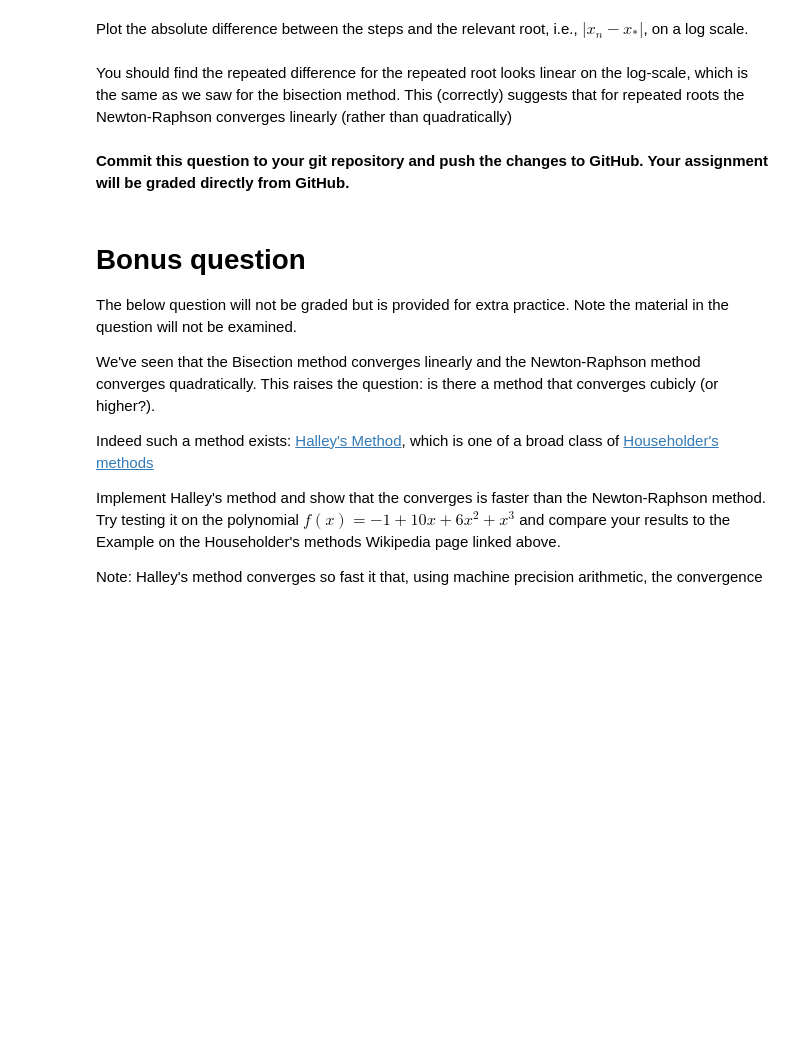
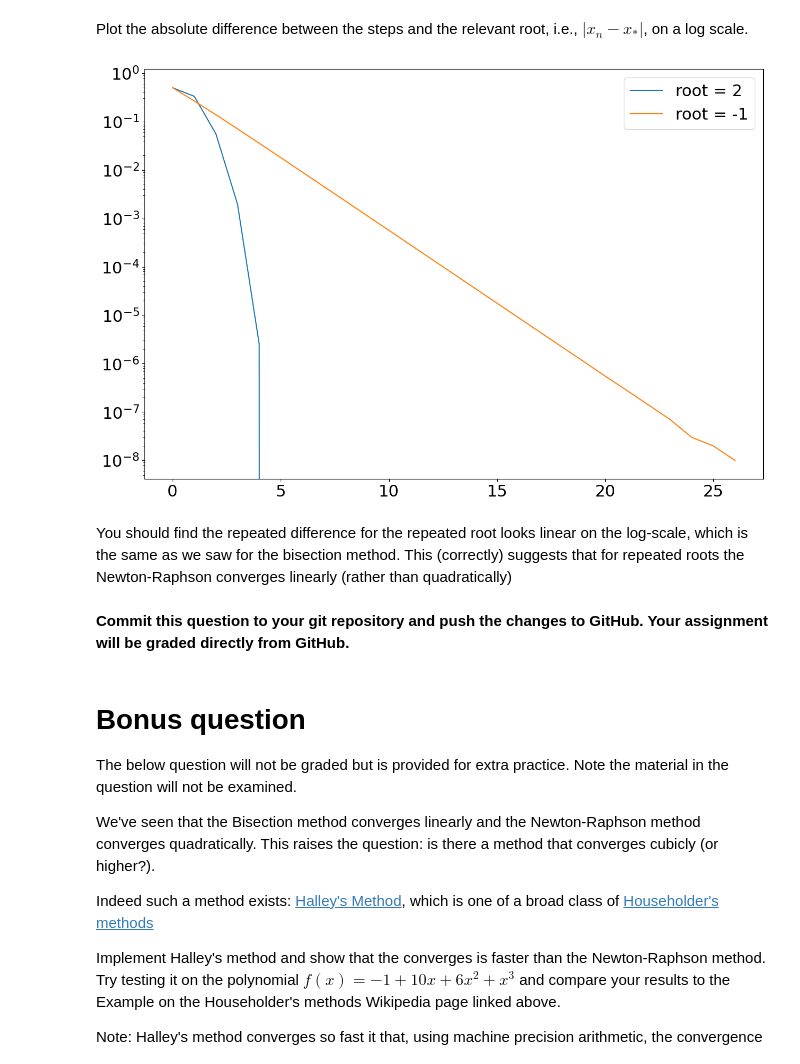
Before and after one commit to Shawnee43/ACM20030, a Jupyter notebook: Assignment-2.ipynb, the cells around one changed output. Cells and saved outputs as stored; diff of their text form; code cells hidden in the pictures; blank space fills up the shorter version.

```diff
--- a/Assignment-2.ipynb
+++ b/Assignment-2.ipynb
@@ -289,5 +307,25 @@ Using the above function:
 # %% [markdown]
 Plot the absolute difference between the steps and the relevant root, i.e., $|x_n - x_*|$, on a log scale.
+# %%
+z = np.array([1.5, 2.33333333, 2.05555556, 2.00194932, 2.00000253, 2., 2., 2.])
+v = np.array([-1.5, -1.26666667, -1.13856209, -1.07077734, -1.03579185, -1.0180008,
+              -1.00902716, -1.00452034, -1.00226187, -1.00113136, -1.00056579,
+              -1.00028292, -1.00014147, -1.00007074, -1.00003537, -1.00001768,
+              -1.00000884, -1.00000442, -1.00000221, -1.00000111, -1.00000055,
+              -1.00000028, -1.00000014, -1.00000007, -1.00000003, -1.00000002, -1.00000001])
+
+root1 = 2
+root2 = -1
+
+y = np.abs(z - root1)
+y1 = np.abs(v - root2)
+
+plt.semilogy(y, label='root = 2')
+plt.semilogy(y1, label='root = -1')
+plt.legend()
+plt.show()
+# %% [output]
+[figure, added]
 # %% [markdown]
 You should find the repeated difference for the repeated root looks linear on the log-scale, which is the same as we saw for the bisection method. This (correctly) suggests that for repeated roots the Newton-Raphson converges linearly (rather than quadratically)
 # %% [markdown]
```
Also changed, not shown: parts of 5 cells of this notebook.
